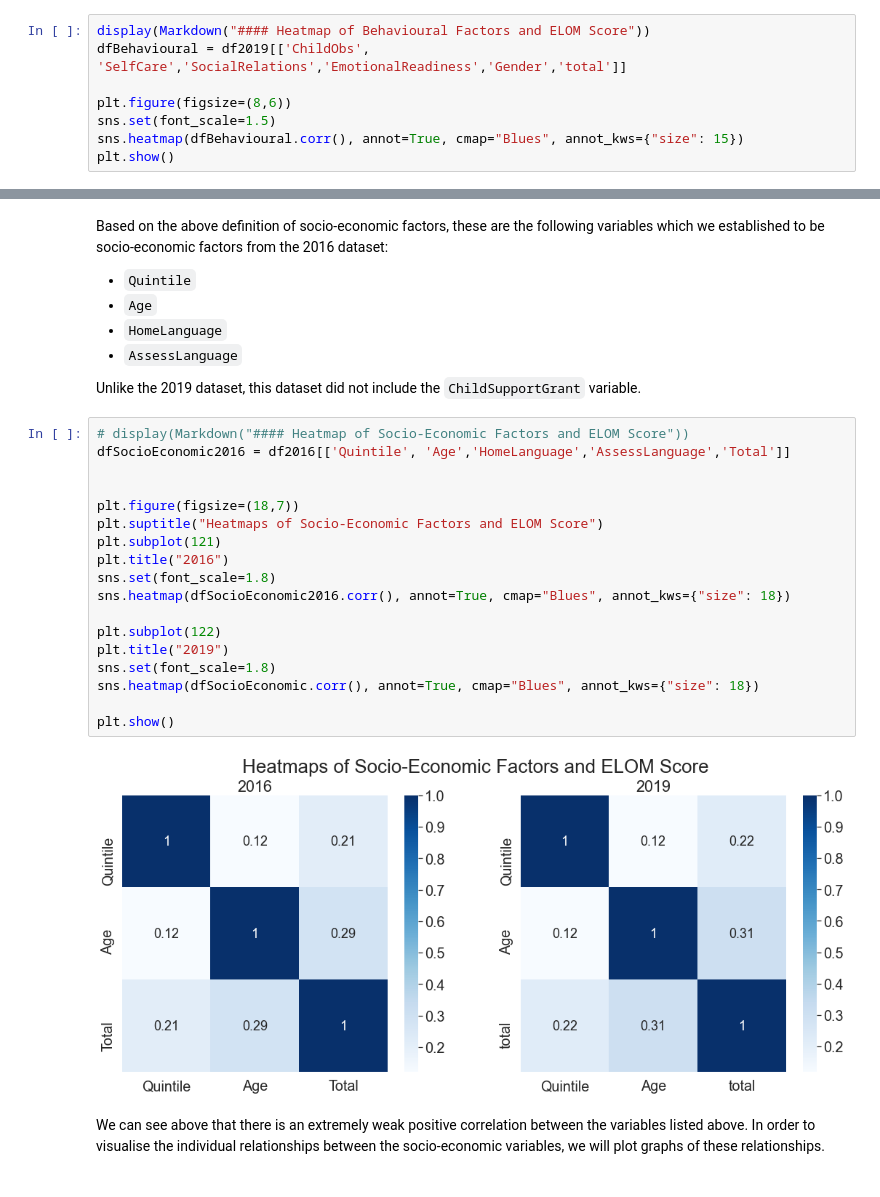
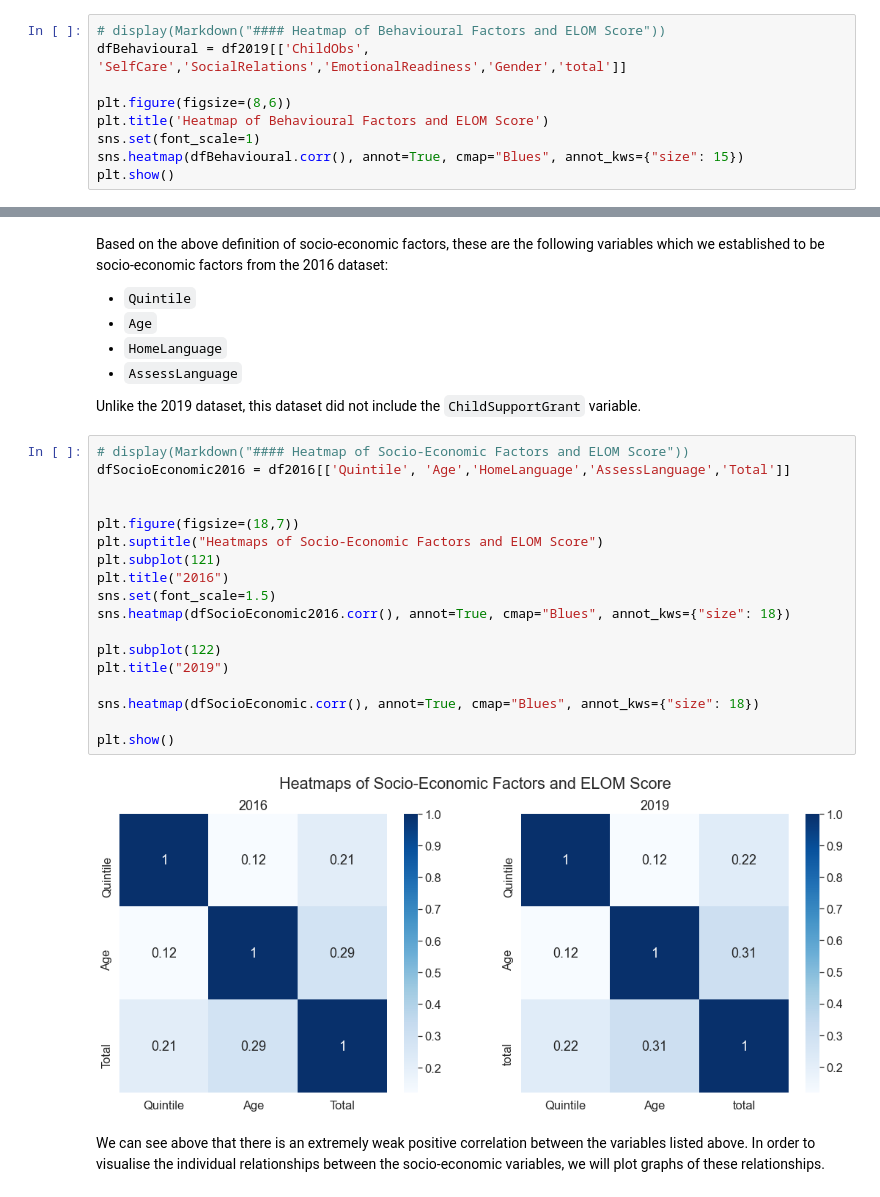
Before and after one commit to bongo1007/DAE, a Jupyter notebook: Project.ipynb, the cells around one changed output, grey strips where cells are left out. Saved outputs shown, nothing was run; the diff lists cells and outputs as text.

```diff
--- a/Project.ipynb
+++ b/Project.ipynb
@@ -455,11 +514,12 @@ Investigating the dataset we can determine that the behavioural tendencies of a
 
 `ChildObs` is the sum of `ChildObs1`, `ChildObs2`, `ChildObs3` and `ChildObs4`. As such we will only consider `ChildObs` in the analysis and modelling phases.
 # %%
-display(Markdown("#### Heatmap of Behavioural Factors and ELOM Score"))
+# display(Markdown("#### Heatmap of Behavioural Factors and ELOM Score"))
 dfBehavioural = df2019[['ChildObs', 'SelfCare','SocialRelations','EmotionalReadiness','Gender','total']]
 
 plt.figure(figsize=(8,6))
-sns.set(font_scale=1.5)
+plt.title('Heatmap of Behavioural Factors and ELOM Score')
+sns.set(font_scale=1)
 sns.heatmap(dfBehavioural.corr(), annot=True, cmap="Blues", annot_kws={"size": 15})
 plt.show()
 # %% [output]
@@ -599,23 +658,23 @@ Unlike the 2019 dataset, this dataset did not include the `ChildSupportGrant` va
 # %%
 # display(Markdown("#### Heatmap of Socio-Economic Factors and ELOM Score"))
 dfSocioEconomic2016 = df2016[['Quintile', 'Age','HomeLanguage','AssessLanguage','Total']]
 
 
 plt.figure(figsize=(18,7))
 plt.suptitle("Heatmaps of Socio-Economic Factors and ELOM Score")
 plt.subplot(121)
 plt.title("2016")
-sns.set(font_scale=1.8)
+sns.set(font_scale=1.5)
 sns.heatmap(dfSocioEconomic2016.corr(), annot=True, cmap="Blues", annot_kws={"size": 18})
 
 plt.subplot(122)
 plt.title("2019")
-sns.set(font_scale=1.8)
+
 sns.heatmap(dfSocioEconomic.corr(), annot=True, cmap="Blues", annot_kws={"size": 18})
 
 plt.show()
 # %% [output]
-[figure, old version]
+[figure, new version]
 # %% [markdown]
 We can see above that there is an extremely weak positive correlation between the variables  listed above. In order to visualise the individual relationships between the socio-economic variables, we will plot graphs of these relationships.
 # %%
```
Also changed, not shown: parts of 33 cells of this notebook.
